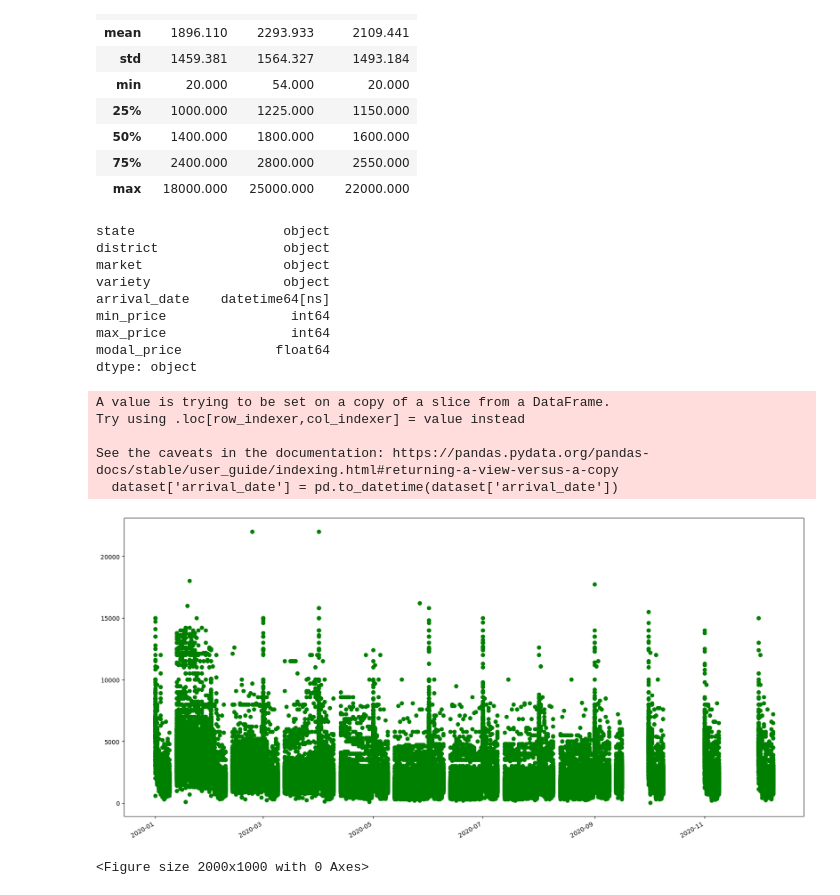
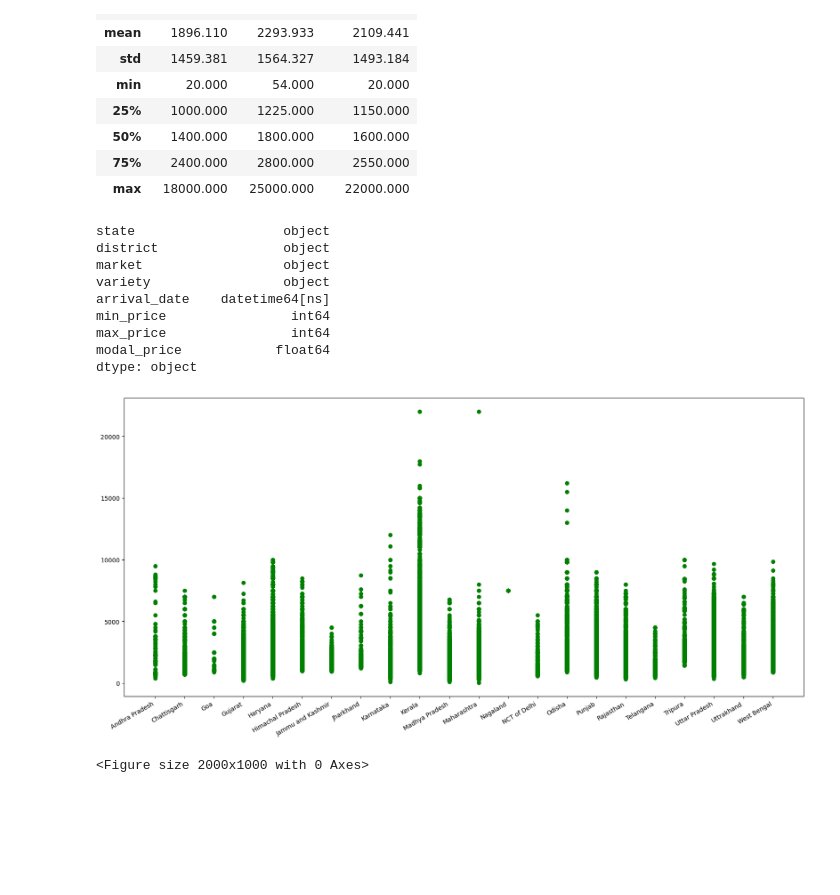
Before and after one commit to jonaprg/Onion-Price-prediction-using-regression, a Jupyter notebook: Practica1-RegressionGPA404.ipynb, the cells around one changed output. Saved outputs shown, nothing was run; the diff lists cells and outputs as text; code cells hidden in the pictures; blank space fills up the shorter version.

Commit message:
Upload histogrames and scatters. Updated section C, B

```diff
--- a/Practica1-RegressionGPA404.ipynb
+++ b/Practica1-RegressionGPA404.ipynb
@@ -23,10 +19,17 @@ def load_dataset(path):
 # Carreguem dataset d'exemple
 dataset = load_dataset('data/OnionPrices.csv')
 del dataset["commodity"]
+print("Dimensionalitat de la BBDD:", dataset.shape)
 
-df_filtered = dataset[(dataset['max_price'] != 0)]
-dataset = df_filtered[(df_filtered['min_price'] != 0)]
+#df_filtered = dataset[(dataset['max_price'] != 0)]
+#dataset = df_filtered[(df_filtered['min_price'] != 0)]
 
+dataset.drop(dataset.loc[dataset['max_price'] == 0].index, inplace=True)
+dataset.drop(dataset.loc[dataset['min_price'] == 0].index, inplace=True)
+
+dataset.to_csv("data/OnionPrices_2.csv")
+dataset = load_dataset('data/OnionPrices_2.csv')
+del dataset["Unnamed: 0"]
 data = dataset.values
 x = data[:, :]
 y_modal_price = data[:, -1]
@@ -92,7 +95,6 @@ Per veure estadístiques dels atributs numèrics de la BBDD:
 # %%
 # Es transforme l'atribut arrival_time que es un objecte al tipus data
 dataset['arrival_date'] = pd.to_datetime(dataset['arrival_date'])
-dataset.head()
 print(dataset.dtypes)
 # %% [output]
 state                   object
@@ -104,21 +106,16 @@ min_price                int64
 max_price                int64
 modal_price            float64
 dtype: object
-A value is trying to be set on a copy of a slice from a DataFrame.
-Try using .loc[row_indexer,col_indexer] = value instead
-
-See the caveats in the documentation: https://pandas.pydata.org/pandas-docs/stable/user_guide/indexing.html#returning-a-view-versus-a-copy
-  dataset['arrival_date'] = pd.to_datetime(dataset['arrival_date'])
 # %%
 fig = plt.figure(figsize=(20, 10))
-#plt.scatter(x= dataset['variety'], y = dataset['modal_price'], c='green')
-plt.scatter(x= dataset['arrival_date'], y = dataset['modal_price'], c='green')
+plt.scatter(x= dataset['state'], y = dataset['modal_price'], c='green')
+#plt.scatter(x= dataset['arrival_date'], y = dataset['modal_price'], c='green')
 #plt.scatter(x= dataset['arrival_date'], y = dataset['min_price'], c='red')
 #plt.scatter(x= dataset['arrival_date'], y = dataset['max_price'], c='blue')
 plt.gcf().autofmt_xdate()
 plt.show()
 # %% [output]
-[figure, old version]
+[figure, new version]
 # %%
 # mostrem atribut 0
 plt.figure(figsize=(20,10))
```
Also changed, not shown: parts of 21 cells of this notebook, 30 other files.
